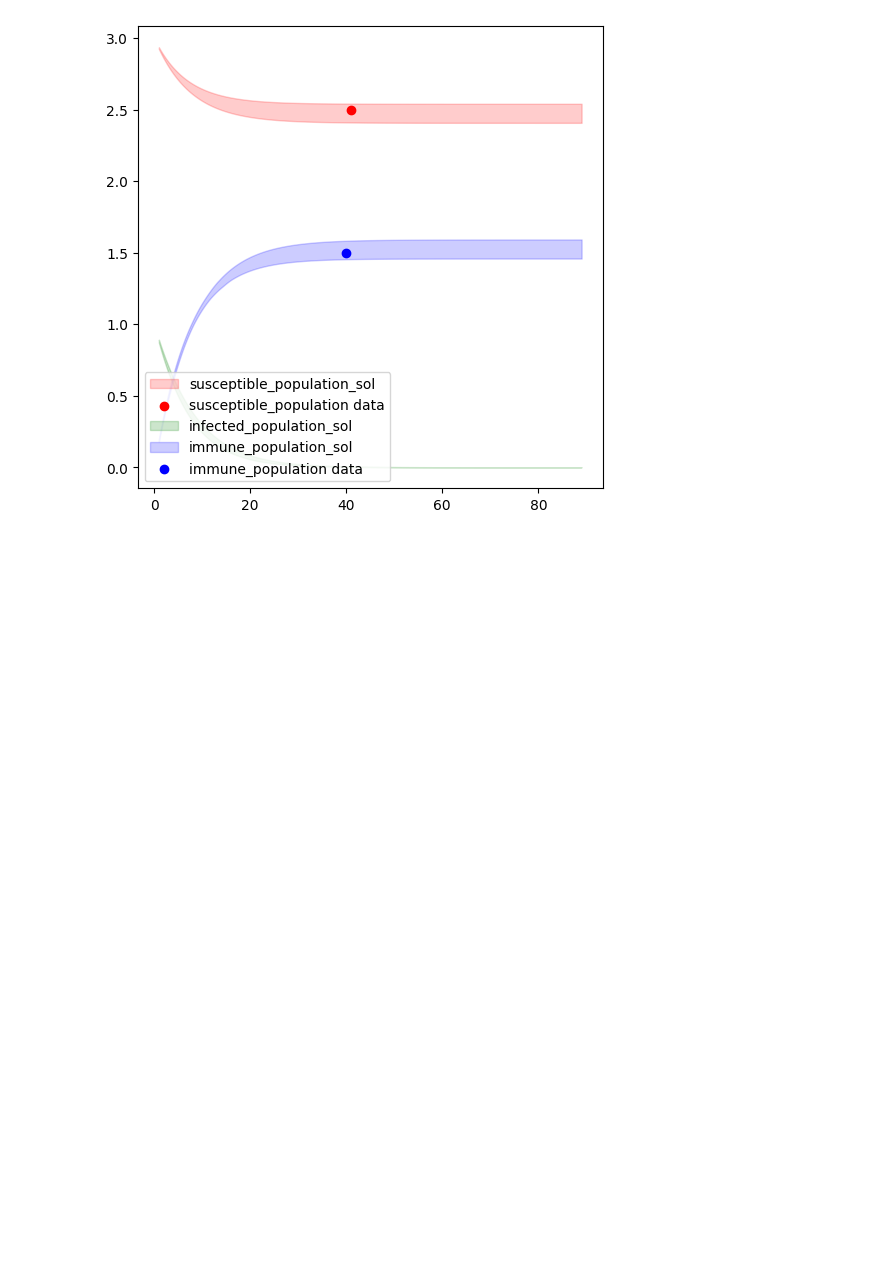
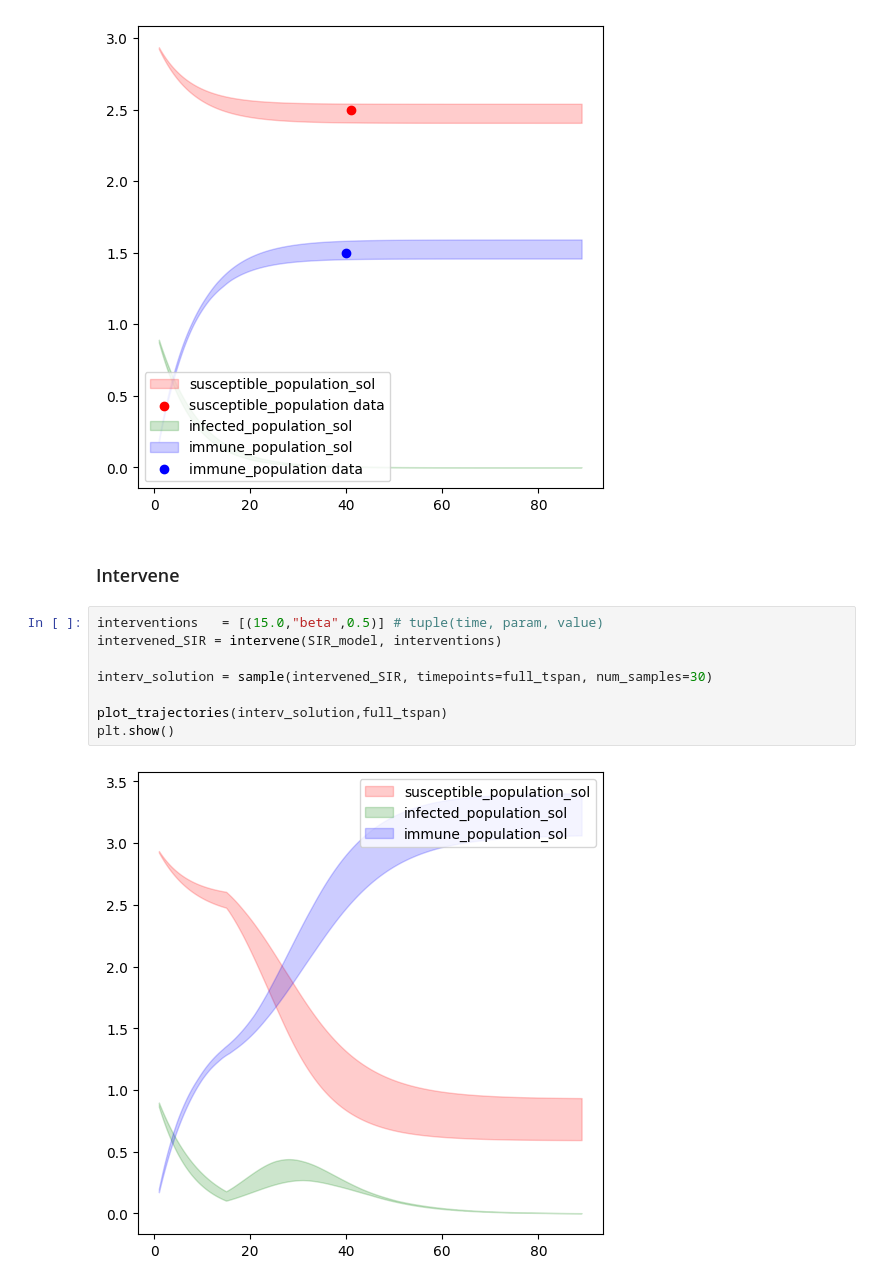
Before and after one commit to ciemss/pyciemss, a Jupyter notebook: notebook/sir_mira_vs_manual.ipynb, the cells around one changed output. Cells and saved outputs as stored; diff of their text form; blank space fills up the shorter version.

```diff
--- a/notebook/sir_mira_vs_manual.ipynb
+++ b/notebook/sir_mira_vs_manual.ipynb
@@ -117,3 +127,15 @@ iteration 50: loss = 5.045287489891052
 iteration 75: loss = 4.452529549598694
 iteration 100: loss = 4.211421728134155
 [figure]
+# %% [markdown]
+### Intervene
+# %%
+interventions   = [(15.0,"beta",0.5)] # tuple(time, param, value)
+intervened_SIR = intervene(SIR_model, interventions)
+
+interv_solution = sample(intervened_SIR, timepoints=full_tspan, num_samples=30)
+
+plot_trajectories(interv_solution,full_tspan)
+plt.show()
+# %% [output]
+[figure, added]
```
Also changed, not shown: parts of 1 cell of this notebook.
